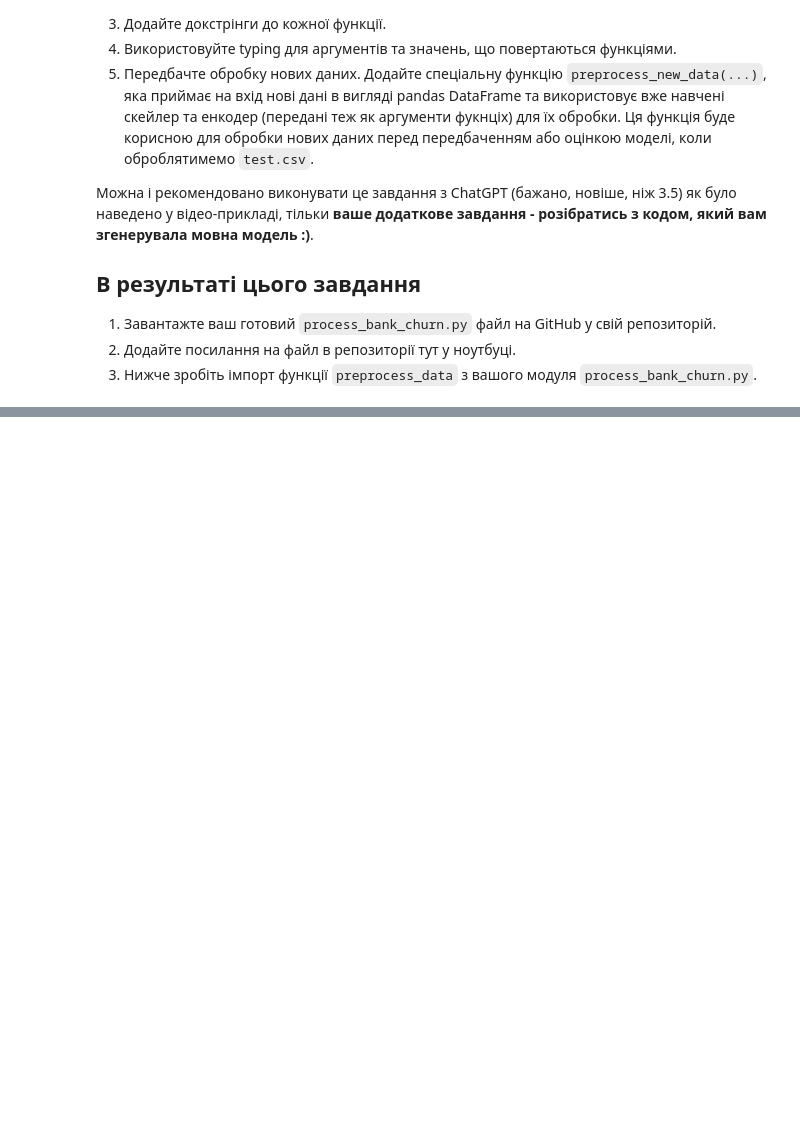
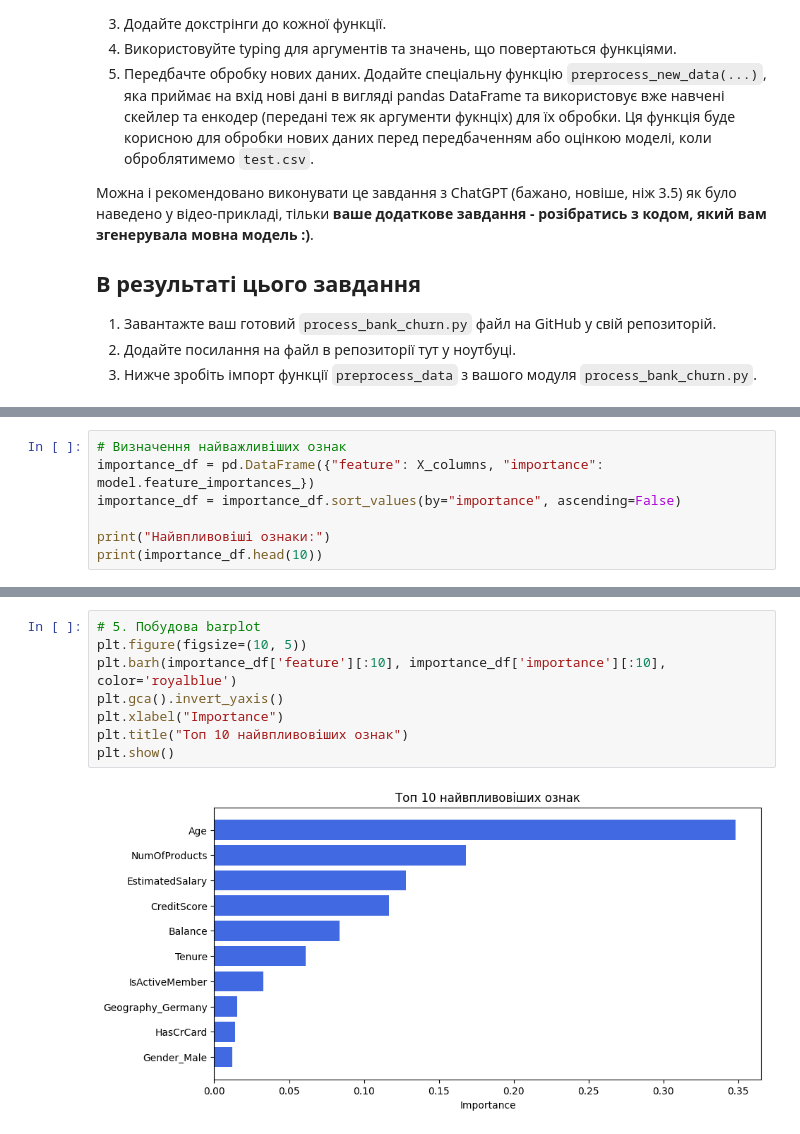
Before and after one commit to prindyn/ml_learning, a Jupyter notebook: HW 2.3 Decision Trees.ipynb, the cells around one changed output, grey strips where cells are left out. Drawn from its saved outputs; the diff is of its cells as text; blank space fills up the shorter version.

```diff
--- a/HW 2.3 Decision Trees.ipynb
+++ b/HW 2.3 Decision Trees.ipynb
@@ -36,0 +89,7 @@
+# %%
+# Визначення найважливіших ознак
+importance_df = pd.DataFrame({"feature": X_columns, "importance": model.feature_importances_})
+importance_df = importance_df.sort_values(by="importance", ascending=False)
+
+print("Найвпливовіші ознаки:")
+print(importance_df.head(10))
@@ -36,0 +109,10 @@
+# %%
+# 5. Побудова barplot
+plt.figure(figsize=(10, 5))
+plt.barh(importance_df['feature'][:10], importance_df['importance'][:10], color='royalblue')
+plt.gca().invert_yaxis()
+plt.xlabel("Importance")
+plt.title("Топ 10 найвпливовіших ознак")
+plt.show()
+# %% [output]
+[figure, added]
```
Also changed, not shown: parts of 16 cells of this notebook, 3 other files.
